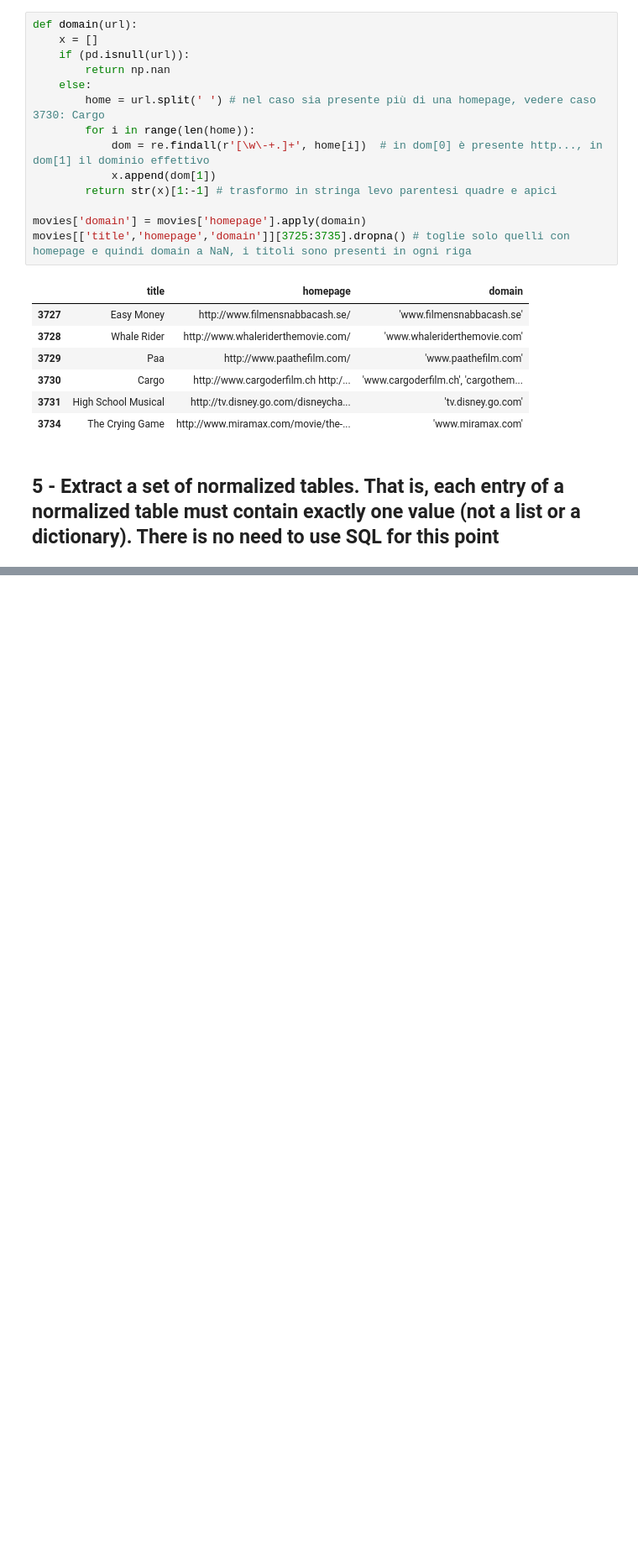
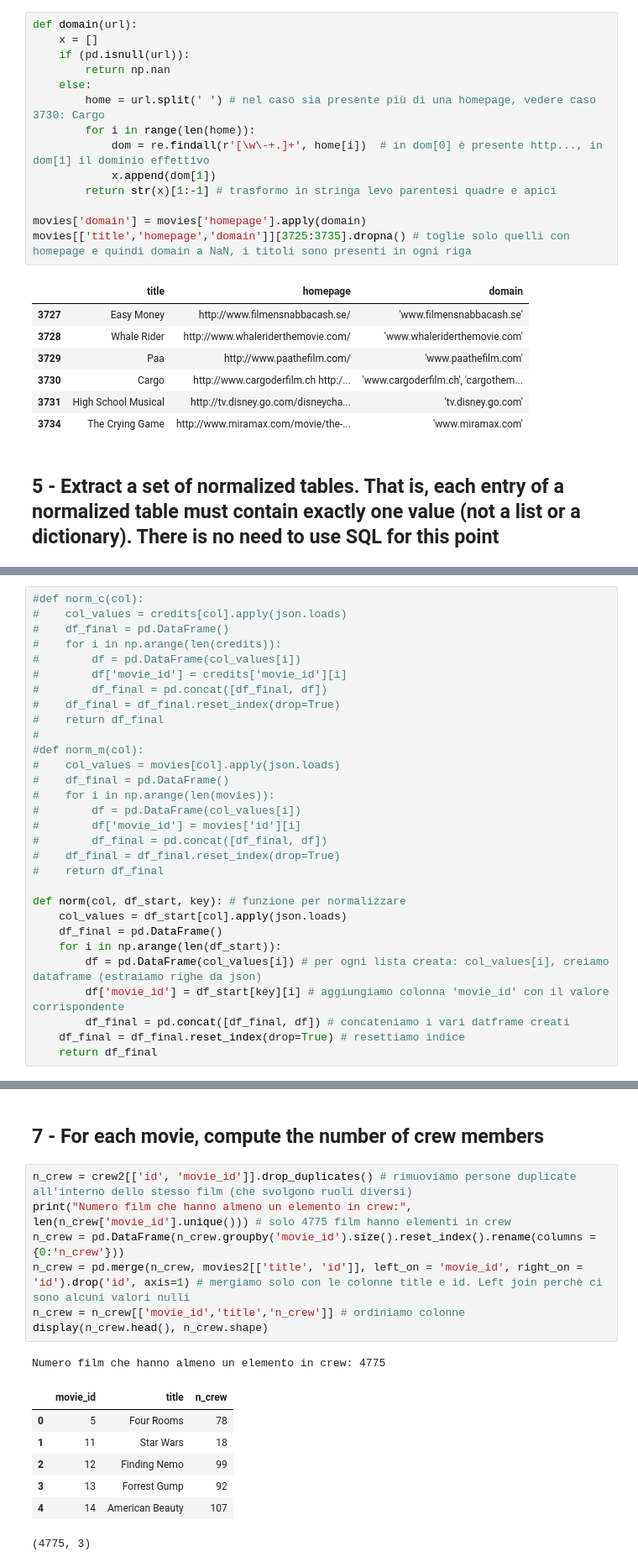
Before and after one commit to mat0692/FCS, a Jupyter notebook: Project FCS.ipynb, the cells around one changed output, grey strips where cells are left out. Shown at 84% size. Saved outputs shown, nothing was run; the diff lists cells and outputs as text; blank space fills up the shorter version.

```diff
--- a/Project FCS.ipynb
+++ b/Project FCS.ipynb
@@ -143,0 +178,30 @@ movies[['title','homepage','domain']][3725:3735].dropna() # toglie solo quelli c
+# %%
+#def norm_c(col):
+#    col_values = credits[col].apply(json.loads)
+#    df_final = pd.DataFrame()
+#    for i in np.arange(len(credits)):
+#        df = pd.DataFrame(col_values[i])
+#        df['movie_id'] = credits['movie_id'][i]
+#        df_final = pd.concat([df_final, df])
+#    df_final = df_final.reset_index(drop=True)
+#    return df_final
+#
+#def norm_m(col):
+#    col_values = movies[col].apply(json.loads)
+#    df_final = pd.DataFrame()
+#    for i in np.arange(len(movies)):
+#        df = pd.DataFrame(col_values[i])
+#        df['movie_id'] = movies['id'][i]
+#        df_final = pd.concat([df_final, df])
+#    df_final = df_final.reset_index(drop=True)
+#    return df_final
+
+def norm(col, df_start, key): # funzione per normalizzare
+    col_values = df_start[col].apply(json.loads)
+    df_final = pd.DataFrame()
+    for i in np.arange(len(df_start)):
+        df = pd.DataFrame(col_values[i]) # per ogni lista creata: col_values[i], creiamo dataframe (estraiamo righe da json)
+        df['movie_id'] = df_start[key][i] # aggiungiamo colonna 'movie_id' con il valore corrispondente
+        df_final = pd.concat([df_final, df]) # concateniamo i vari datframe creati
+    df_final = df_final.reset_index(drop=True) # resettiamo indice
+    return df_final
@@ -143,0 +324,18 @@ movies[['title','homepage','domain']][3725:3735].dropna() # toglie solo quelli c
+# %% [markdown]
+## 7 - For each movie, compute the number of crew members
+# %%
+n_crew = crew2[['id', 'movie_id']].drop_duplicates() # rimuoviamo persone duplicate all'interno dello stesso film (che svolgono ruoli diversi)
+print("Numero film che hanno almeno un elemento in crew:", len(n_crew['movie_id'].unique())) # solo 4775 film hanno elementi in crew
+n_crew = pd.DataFrame(n_crew.groupby('movie_id').size().reset_index().rename(columns = {0:'n_crew'}))
+n_crew = pd.merge(n_crew, movies2[['title', 'id']], left_on = 'movie_id', right_on = 'id').drop('id', axis=1) # mergiamo solo con le colonne title e id. Left join perchè ci sono alcuni valori nulli
+n_crew = n_crew[['movie_id','title','n_crew']] # ordiniamo colonne
+display(n_crew.head(), n_crew.shape)
+# %% [output]
+Numero film che hanno almeno un elemento in crew: 4775
+|  | movie_id | title | n_crew |
+| 0 | 5 | Four Rooms | 78 |
+| 1 | 11 | Star Wars | 18 |
+| 2 | 12 | Finding Nemo | 99 |
+| 3 | 13 | Forrest Gump | 92 |
+| 4 | 14 | American Beauty | 107 |
+(4775, 3)
```
Also changed, not shown: parts of 11 cells of this notebook.
